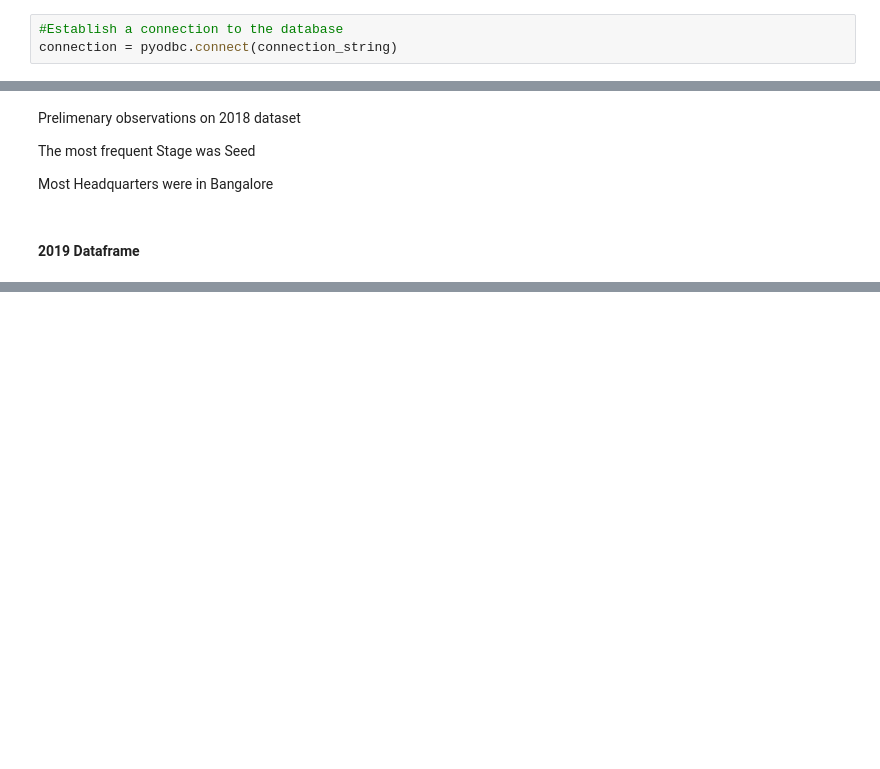
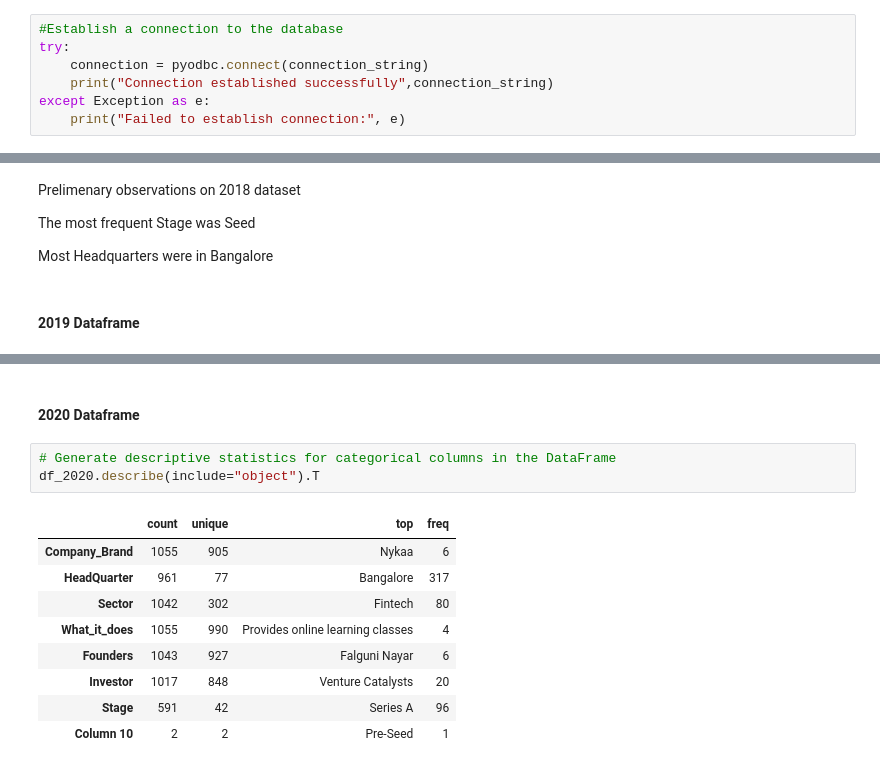
Before and after one commit to worlakuma/Indian_Startup_Ecosystem, a Jupyter notebook: main.ipynb, the cells around one changed output, grey strips where cells are left out. Cells and saved outputs as stored; diff of their text form; blank space fills up the shorter version.

```diff
--- a/main.ipynb
+++ b/main.ipynb
@@ -32,4 +37,8 @@ database = environment_variables.get("DBN")
 connection_string = f"DRIVER={{SQL Server}};SERVER={server};DATABASE={database};UID={login};PWD={password}"
 # %%
 #Establish a connection to the database
-connection = pyodbc.connect(connection_string)
+try:
+    connection = pyodbc.connect(connection_string)
+    print("Connection established successfully",connection_string)
+except Exception as e:
+    print("Failed to establish connection:", e)
@@ -405,0 +504,15 @@ Most Headquarters were in Bangalore
+# %% [markdown]
+#### 2020 Dataframe
+# %%
+# Generate descriptive statistics for categorical columns in the DataFrame
+df_2020.describe(include="object").T
+# %% [output]
+|  | count | unique | top | freq |
+| Company_Brand | 1055 | 905 | Nykaa | 6 |
+| HeadQuarter | 961 | 77 | Bangalore | 317 |
+| Sector | 1042 | 302 | Fintech | 80 |
+| What_it_does | 1055 | 990 | Provides online learning classes | 4 |
+| Founders | 1043 | 927 | Falguni Nayar | 6 |
+| Investor | 1017 | 848 | Venture Catalysts | 20 |
+| Stage | 591 | 42 | Series A | 96 |
+| Column 10 | 2 | 2 | Pre-Seed | 1 |
```
Also changed, not shown: parts of 101 cells of this notebook, 2 other files.
